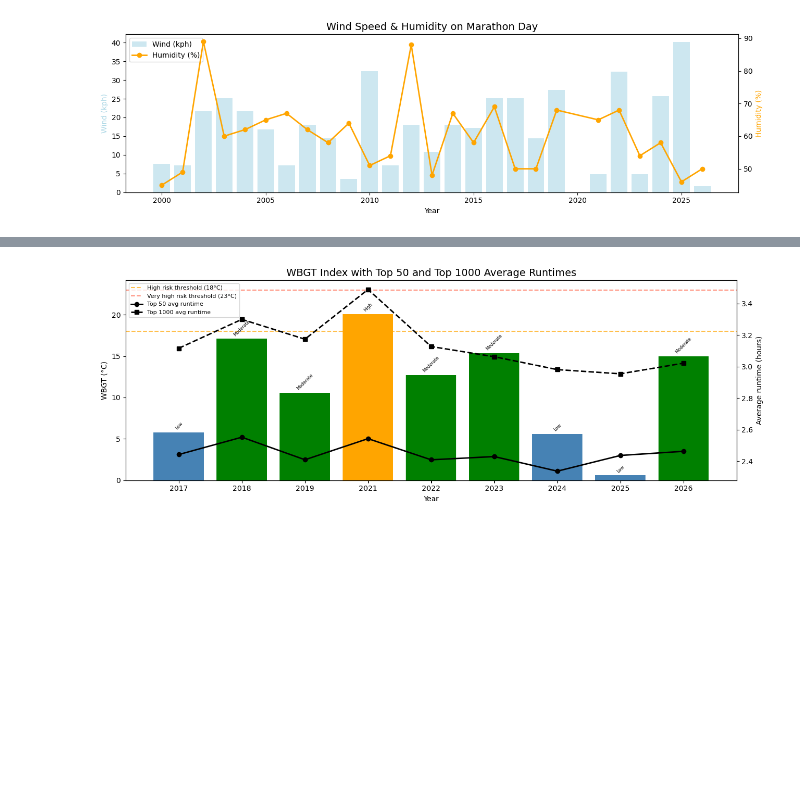
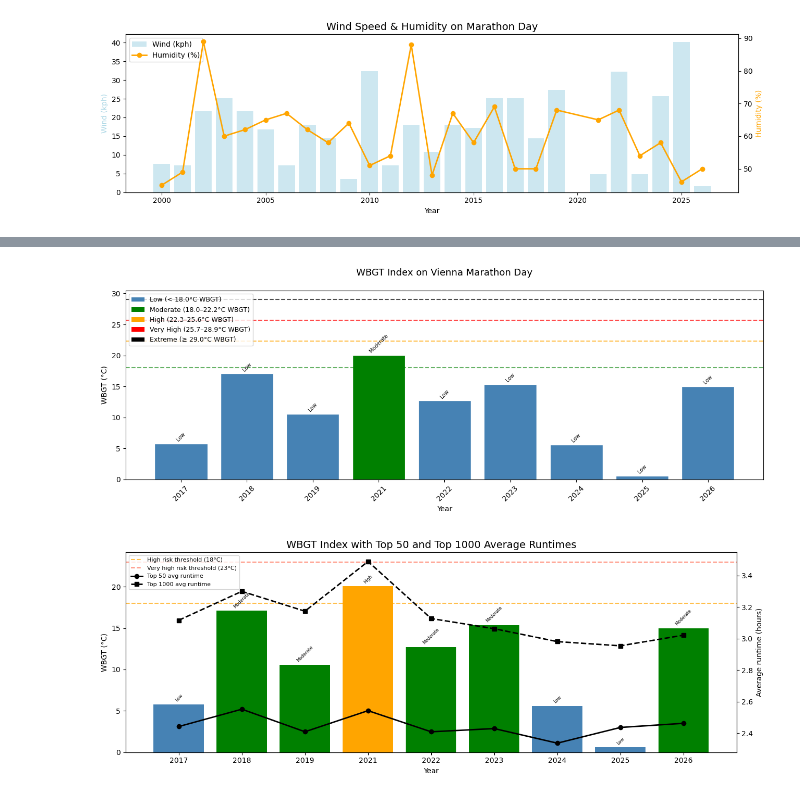
Before and after one commit to 4y1n/Bigdata_eng, a Jupyter notebook: apis/weatherapi.ipynb, the cells around one changed output, grey strips where cells are left out. Cells and saved outputs as stored; diff of their text form; code cells hidden in the pictures; blank space fills up the shorter version.

Commit message:
adjusted wbgt

```diff
--- a/apis/weatherapi.ipynb
+++ b/apis/weatherapi.ipynb
@@ -205,3 +161,87 @@ plt.show()
+# %%
+
+import numpy as np
+import matplotlib.pyplot as plt
+from matplotlib.patches import Patch
+
+
+
+def wet_bulb(T, rh):
+    return (T * np.arctan(0.151977 * (rh + 8.313659) ** 0.5)
+            + np.arctan(T + rh)
+            - np.arctan(rh - 1.676331)
+            + 0.00391838 * rh ** 1.5 * np.arctan(0.023101 * rh)
+            - 4.686035)
+
+
+df["wet_bulb"] = wet_bulb(df["temp_c"], df["humidity"])
+
+
+df["wbgt"] = 0.7 * df["wet_bulb"] + 0.3 * df["temp_c"]
+
+
+def wbgt_risk(w):
+    if w < 18.0:
+        return "Low"
+    elif w < 22.3:
+        return "Moderate"
+    elif w < 25.7:
+        return "High"
+    elif w < 29.0:
+        return "Very High"
+    else:
+        return "Extreme"
+
+
+df["risk"] = df["wbgt"].apply(wbgt_risk)
+
+
+color_map = {
+    "Low": "steelblue",  # Normal conditions
+    "Moderate": "green",  # Green Flag
+    "High": "orange",  # Yellow Flag
+    "Very High": "red",  # Red Flag
+    "Extreme": "black"  # Black Flag (Event cancellation risk)
+}
+colors = df["risk"].map(color_map)
+
+
+fig, ax = plt.subplots(figsize=(13, 5))
+bars = ax.bar(df["year"].astype(str), df["wbgt"], color=colors, edgecolor="white")
+
+
+ax.axhline(18.0, linestyle="--", color="green", alpha=0.6)
+ax.axhline(22.3, linestyle="--", color="orange", alpha=0.7)
+ax.axhline(25.7, linestyle="--", color="red", alpha=0.7)
+ax.axhline(29.0, linestyle="--", color="black", alpha=0.7)
+
+
+for bar, risk in zip(bars, df["risk"]):
+    ax.text(bar.get_x() + bar.get_width() / 2,
+            bar.get_height() + 0.2,
+            risk, ha="center", va="bottom", fontsize=7, rotation=45)
+
+
+legend_elements = [
+    Patch(facecolor="steelblue", label="Low (< 18.0°C WBGT)"),
+    Patch(facecolor="green", label="Moderate (18.0–22.2°C WBGT)"),
+    Patch(facecolor="orange", label="High (22.3–25.6°C WBGT)"),
+    Patch(facecolor="red", label="Very High (25.7–28.9°C WBGT)"),
+    Patch(facecolor="black", label="Extreme (≥ 29.0°C WBGT)"),
+]
+ax.legend(handles=legend_elements, fontsize=9, loc="upper left")
+
+
+ax.set_title("WBGT Index on Vienna Marathon Day\n", fontsize=13)
+ax.set_xlabel("Year")
+ax.set_ylabel("WBGT (°C)")
+ax.tick_params(axis="x", rotation=45)
+
+plt.tight_layout()
+plt.savefig("weather_wbgt.png", dpi=150)
+plt.show()
+# %% [output]
+[figure, added]
 # %%
 marathon_df_full = pd.read_csv(MARATHON_CSV_PATH)
 marathon_df_full["run_duration"] = pd.to_timedelta(marathon_df_full["run_time"], errors="coerce")
```
Also changed, not shown: parts of 3 cells of this notebook.
